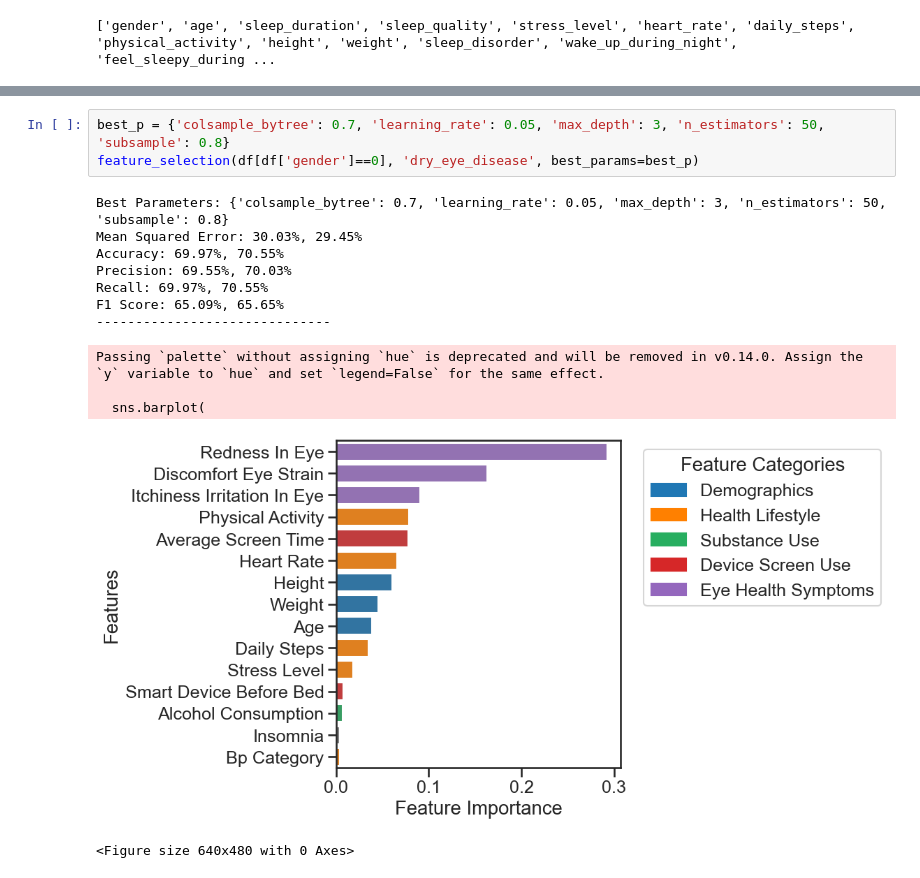
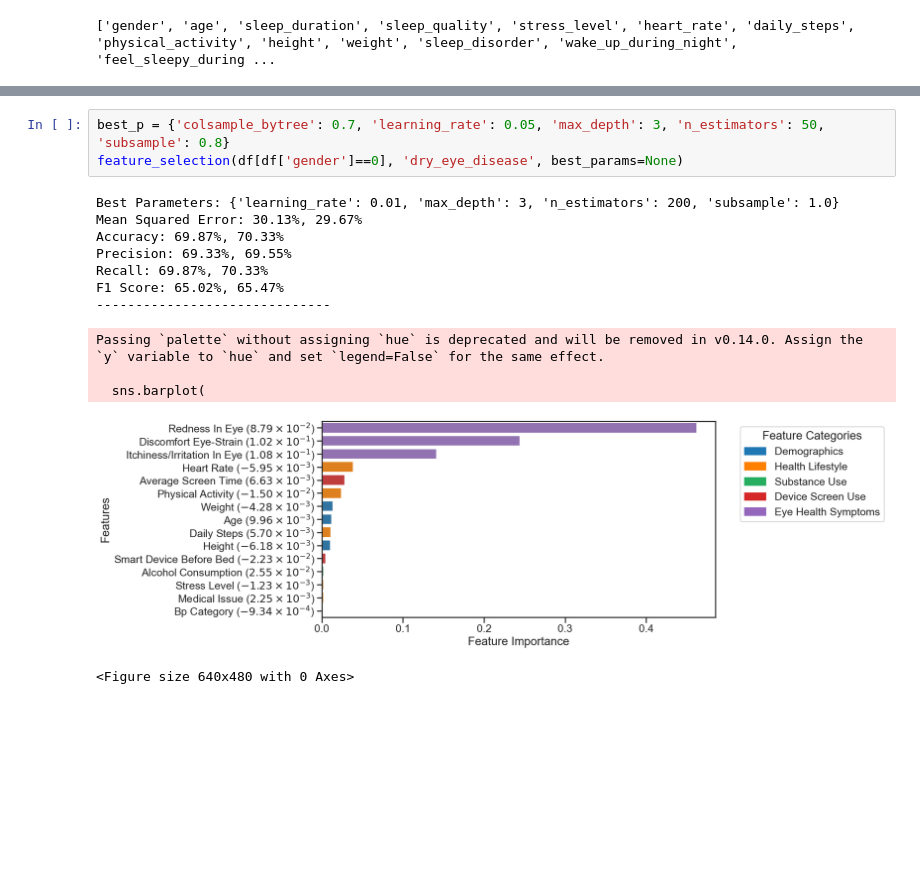
Before and after one commit to debanjan-cosmo/Erdos_Data_Science_Project_2025, a Jupyter notebook: 03_Feature_Selection.ipynb, the cells around one changed output, grey strips where cells are left out. Drawn from its saved outputs; the diff is of its cells as text; blank space fills up the shorter version.

```diff
--- a/03_Feature_Selection.ipynb
+++ b/03_Feature_Selection.ipynb
@@ -308,19 +294,19 @@ Passing `palette` without assigning `hue` is deprecated and will be removed in v
 <Figure size 640x480 with 0 Axes>
 # %%
 best_p = {'colsample_bytree': 0.7, 'learning_rate': 0.05, 'max_depth': 3, 'n_estimators': 50, 'subsample': 0.8}
-feature_selection(df[df['gender']==0], 'dry_eye_disease', best_params=best_p)
+feature_selection(df[df['gender']==0], 'dry_eye_disease', best_params=None)
 # %% [output]
-Best Parameters: {'colsample_bytree': 0.7, 'learning_rate': 0.05, 'max_depth': 3, 'n_estimators': 50, 'subsample': 0.8}
-Mean Squared Error: 30.03%, 29.45%
-Accuracy: 69.97%, 70.55%
-Precision: 69.55%, 70.03%
-Recall: 69.97%, 70.55%
-F1 Score: 65.09%, 65.65%
+Best Parameters: {'learning_rate': 0.01, 'max_depth': 3, 'n_estimators': 200, 'subsample': 1.0}
+Mean Squared Error: 30.13%, 29.67%
+Accuracy: 69.87%, 70.33%
+Precision: 69.33%, 69.55%
+Recall: 69.87%, 70.33%
+F1 Score: 65.02%, 65.47%
 ------------------------------
 Passing `palette` without assigning `hue` is deprecated and will be removed in v0.14.0. Assign the `y` variable to `hue` and set `legend=False` for the same effect.
 
   sns.barplot(
-[figure, old version]
+[figure, new version]
 <Figure size 640x480 with 0 Axes>
 # %%
 best_p = {'colsample_bytree': 0.8, 'learning_rate': 0.01, 'max_depth': 5, 'n_estimators': 100, 'subsample': 0.7}
```
Also changed, not shown: parts of 21 cells of this notebook, 9 other files.
